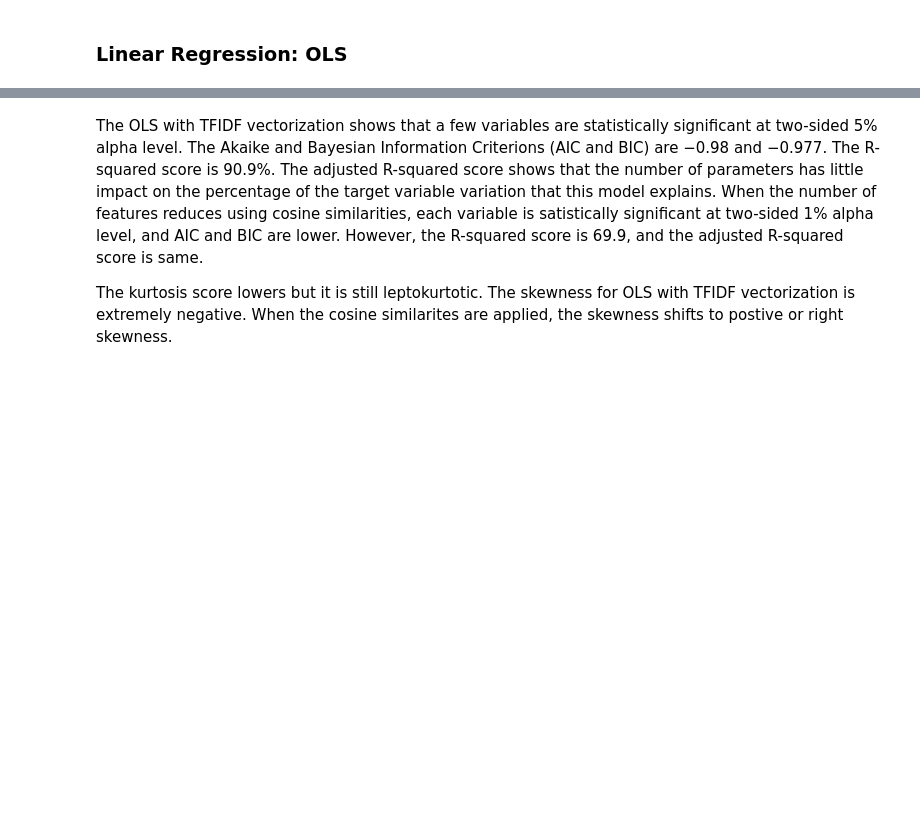
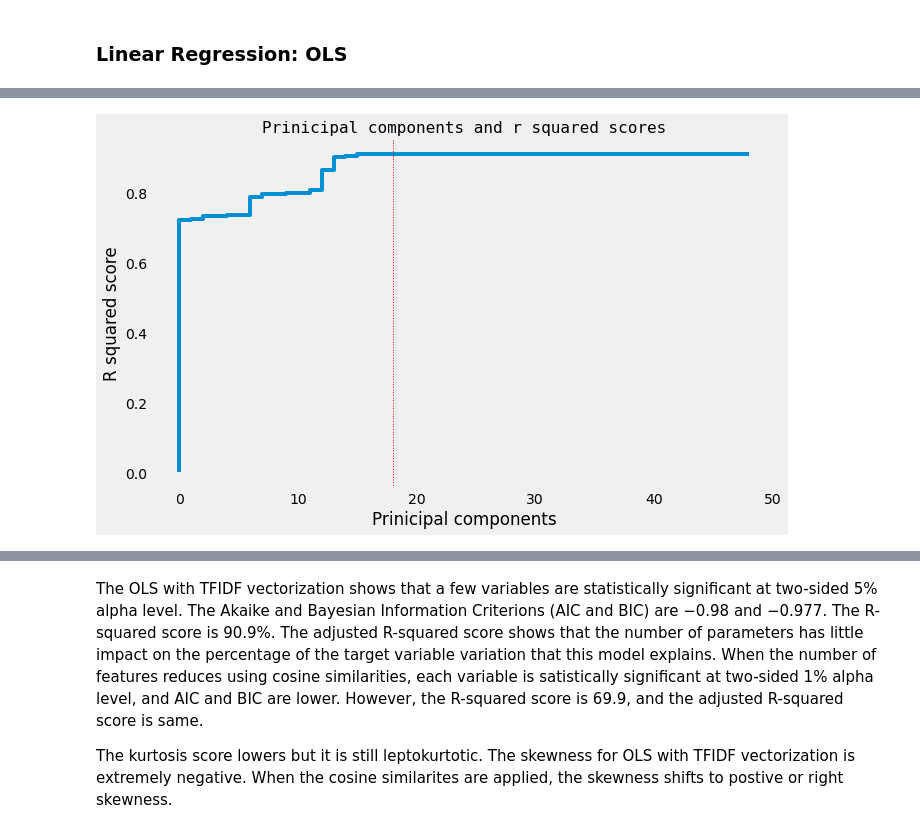
Before and after one commit to jonahwinninghoff/Causal-Analysis-Nursing-Home, a Jupyter notebook: Modeling/Predictive Modeling.ipynb, the cells around one changed output, grey strips where cells are left out. Drawn from its saved outputs; the diff is of its cells as text; code cells hidden in the pictures; blank space fills up the shorter version.

```diff
--- a/Modeling/Predictive Modeling.ipynb
+++ b/Modeling/Predictive Modeling.ipynb
@@ -39,21 +43,27 @@ ytestiurl = 'https://github.com/jonahwinninghoff/Springboard_Capstone_Project/bl
 # %%
 # Read X_train dataset
 url = urllib.request.urlopen(Xtrainurl)
-file = io.BytesIO(url.read())
+unzipfile = ZipFile(io.BytesIO(url.read()))
+file = unzipfile.open("X_train")
 X_train = pd.read_csv(file, encoding='cp1252').drop('Unnamed: 0',
                                                     axis=1)
+file.close()
 
 # Read X_valid dataset
 url = urllib.request.urlopen(Xvalidurl)
-file = io.BytesIO(url.read())
+unzipfile = ZipFile(io.BytesIO(url.read()))
+file = unzipfile.open("X_valid")
 X_valid = pd.read_csv(file, encoding='cp1252').drop('Unnamed: 0',
                                                     axis=1)
+file.close()
 
 # Read X_test dataset
 url = urllib.request.urlopen(Xtestiurl)
-file = io.BytesIO(url.read())
+unzipfile = ZipFile(io.BytesIO(url.read()))
+file = unzipfile.open("X_test")
 X_test = pd.read_csv(file, encoding='cp1252').drop('Unnamed: 0',
                                                     axis=1)
+file.close()
 # %%
 # Read y_train dataset
 response = requests.get(ytrainurl)
@@ -139 +208,18 @@ strong multicollinearity problems or that the design matrix is singular.
+# %%
+# Pandas Frame on components and find max accuracy of n components
+components = pd.DataFrame(components).melt()
+max_components = components[components['value'] == np.max(components['value'])].index[0]
+
+# Step plot
+plt.style.use('fivethirtyeight')
+plt.subplots(figsize=(10, 6))
+plt.plot(components['value'],drawstyle='steps')
+plt.axvline(max_components, linestyle=':',color='red',linewidth=1)
+plt.xlabel('Prinicipal components')
+plt.ylabel('R squared score')
+plt.title('Prinicipal components and r squared scores', family='monospace',fontsize=16)
+plt.grid(False)
+plt.show()
+# %% [output]
+[figure, added]
 # %%
```
Also changed, not shown: parts of 37 cells of this notebook.
